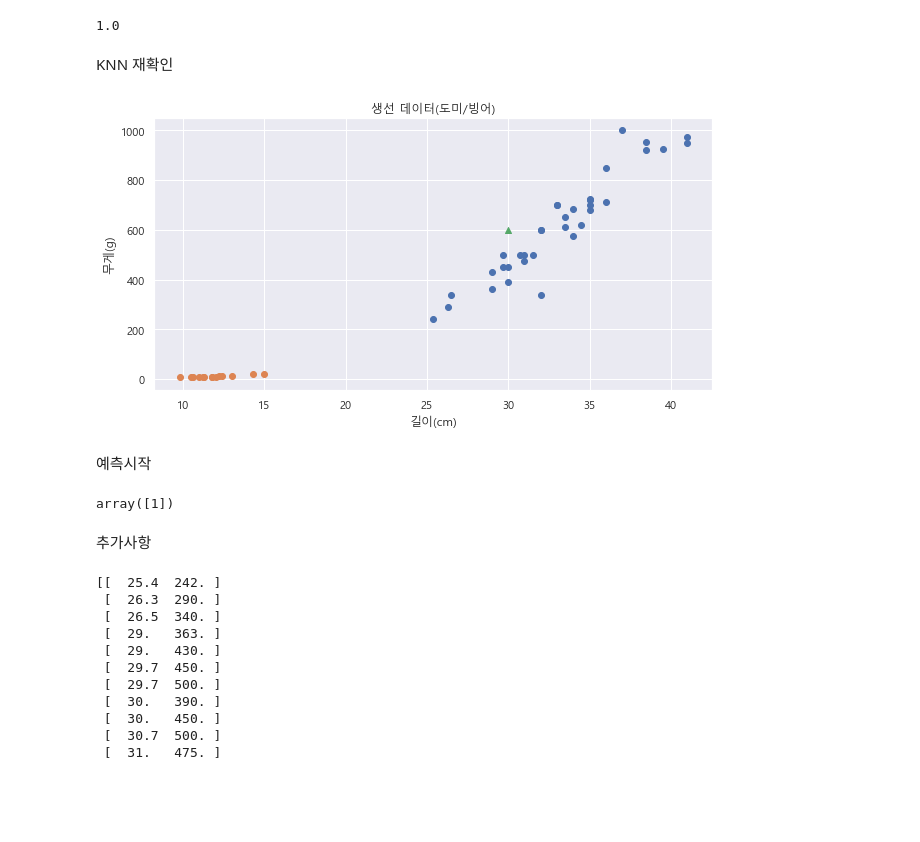
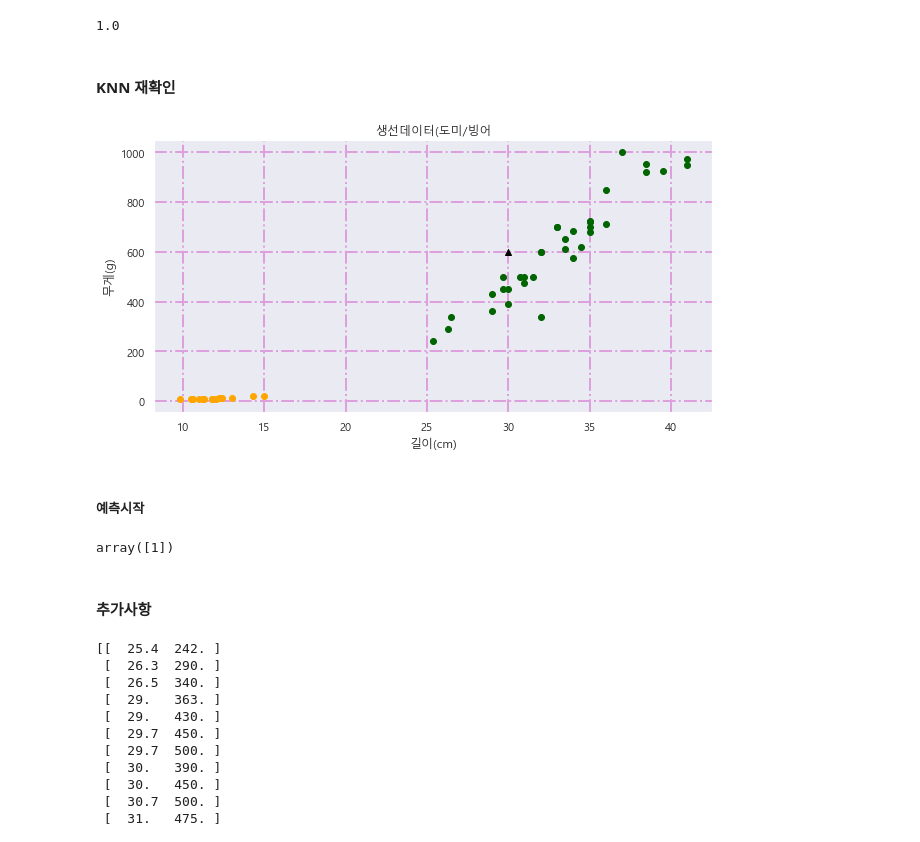
Before and after one commit to yubin424/StudyML, a Jupyter notebook: day01/01_3_마켓과_머신러닝.ipynb, the cells around one changed output. Drawn from its saved outputs; the diff is of its cells as text; code cells hidden in the pictures; blank space fills up the shorter version.

```diff
--- a/day01/01_3_마켓과_머신러닝.ipynb
+++ b/day01/01_3_마켓과_머신러닝.ipynb
@@ -162,20 +201,22 @@ KNeighborsClassifier()
 kn.score(X=fish_data, y=fish_target)
 # %% [output]
 1.0
-# %% [markdown]
-KNN 재확인
+# %% [markdown]
+#### KNN 재확인
 # %%
 plt.figure(figsize=(10,5))
-plt.scatter(x=bream_length, y=bream_weight)
-plt.scatter(x=smelt_length, y=smelt_weight)
+plt.scatter(x=bream_length, y=bream_weight, color='darkgreen')
+plt.scatter(x=smelt_length, y=smelt_weight, color='orange')
+
 # 의문 물고기를 하나 추가
-plt.scatter(x=30.0, y=600.0, marker='^')
-plt.title('생선 데이터(도미/빙어)')
+plt.scatter(x=30.0, y=600.0, marker='^', color='#000000')
+plt.title('생선데이터(도미/빙어')
 plt.xlabel('길이(cm)')
 plt.ylabel('무게(g)')
+plt.grid(color='plum', linewidth='2.0', linestyle='-.')
 plt.show()
 # %% [output]
-[figure, old version]
+[figure, new version]
-# %% [markdown]
-예측시작
+# %% [markdown]
+##### 예측시작
 # %%
@@ -183,6 +224,6 @@ kn.predict([[30,600]])
 # 1 = 도미, 0 = 빙어
 # %% [output]
 array([1])
-# %% [markdown]
-추가사항
+# %% [markdown]
+#### 추가사항
 # %%
```
Also changed, not shown: parts of 33 cells of this notebook, 10 other files.
